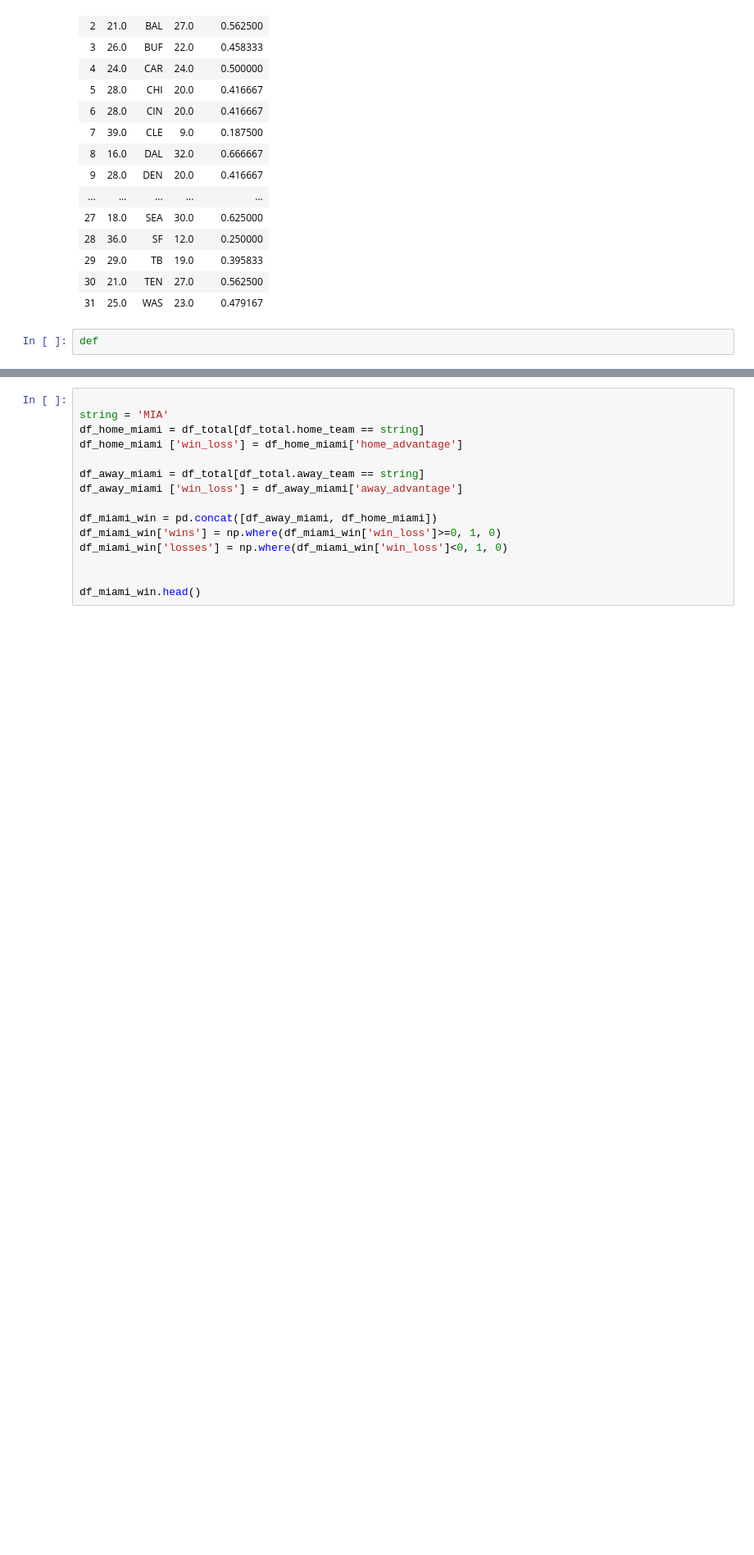
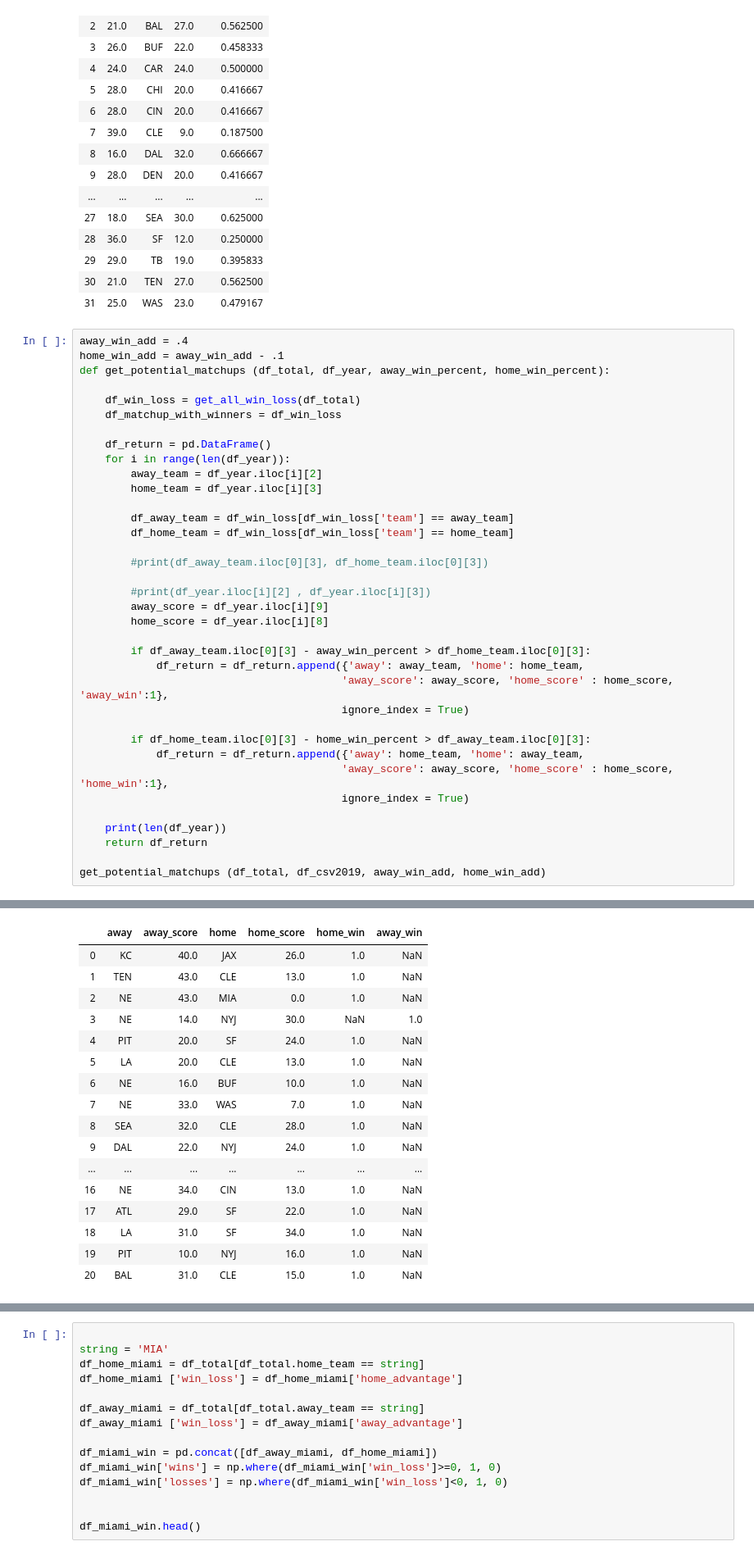
Before and after one commit to sdh12345/nflscrapR-data, a Jupyter notebook: games_data/regular_season/2018 manipulations.ipynb, the cells around one changed output, grey strips where cells are left out. Shown: that part at 82% size. Drawn from its saved outputs; the diff is of its cells as text; blank space fills up the shorter version.

Commit message:
win percent diff

```diff
--- a/games_data/regular_season/2018 manipulations.ipynb
+++ b/games_data/regular_season/2018 manipulations.ipynb
@@ -246,5 +251,40 @@ See the caveats in the documentation: http://pandas.pydata.org/pandas-docs/stabl
 | 29 | 29.0 | TB | 19.0 | 0.395833 |
 | 30 | 21.0 | TEN | 27.0 | 0.562500 |
 | 31 | 25.0 | WAS | 23.0 | 0.479167 |
-# %%
-def
+# %%
+away_win_add = .4
+home_win_add = away_win_add - .1
+def get_potential_matchups (df_total, df_year, away_win_percent, home_win_percent):
+
+    df_win_loss = get_all_win_loss(df_total)
+    df_matchup_with_winners = df_win_loss
+
+    df_return = pd.DataFrame()
+    for i in range(len(df_year)):
+        away_team = df_year.iloc[i][2]
+        home_team = df_year.iloc[i][3]
+
+        df_away_team = df_win_loss[df_win_loss['team'] == away_team]
+        df_home_team = df_win_loss[df_win_loss['team'] == home_team]
+
+        #print(df_away_team.iloc[0][3], df_home_team.iloc[0][3])
+
+        #print(df_year.iloc[i][2] , df_year.iloc[i][3])
+        away_score = df_year.iloc[i][9]
+        home_score = df_year.iloc[i][8]
+
+        if df_away_team.iloc[0][3] - away_win_percent > df_home_team.iloc[0][3]:
+            df_return = df_return.append({'away': away_team, 'home': home_team,
+                                         'away_score': away_score, 'home_score' : home_score, 'away_win':1},
+                                         ignore_index = True)
+
+        if df_home_team.iloc[0][3] - home_win_percent > df_away_team.iloc[0][3]:
+            df_return = df_return.append({'away': home_team, 'home': away_team,
+                                         'away_score': away_score, 'home_score' : home_score, 'home_win':1},
+                                         ignore_index = True)
+
+    print(len(df_year))
+    return df_return
+
+get_potential_matchups (df_total, df_csv2019, away_win_add, home_win_add)
+# %% [output]
@@ -250,0 +304,17 @@ def
+|  | away | away_score | home | home_score | home_win | away_win |
+| 0 | KC | 40.0 | JAX | 26.0 | 1.0 | NaN |
+| 1 | TEN | 43.0 | CLE | 13.0 | 1.0 | NaN |
+| 2 | NE | 43.0 | MIA | 0.0 | 1.0 | NaN |
+| 3 | NE | 14.0 | NYJ | 30.0 | NaN | 1.0 |
+| 4 | PIT | 20.0 | SF | 24.0 | 1.0 | NaN |
+| 5 | LA | 20.0 | CLE | 13.0 | 1.0 | NaN |
+| 6 | NE | 16.0 | BUF | 10.0 | 1.0 | NaN |
+| 7 | NE | 33.0 | WAS | 7.0 | 1.0 | NaN |
+| 8 | SEA | 32.0 | CLE | 28.0 | 1.0 | NaN |
+| 9 | DAL | 22.0 | NYJ | 24.0 | 1.0 | NaN |
+| ... | ... | ... | ... | ... | ... | ... |
+| 16 | NE | 34.0 | CIN | 13.0 | 1.0 | NaN |
+| 17 | ATL | 29.0 | SF | 22.0 | 1.0 | NaN |
+| 18 | LA | 31.0 | SF | 34.0 | 1.0 | NaN |
+| 19 | PIT | 10.0 | NYJ | 16.0 | 1.0 | NaN |
+| 20 | BAL | 31.0 | CLE | 15.0 | 1.0 | NaN |
```
Also changed, not shown: parts of 3 cells of this notebook.
